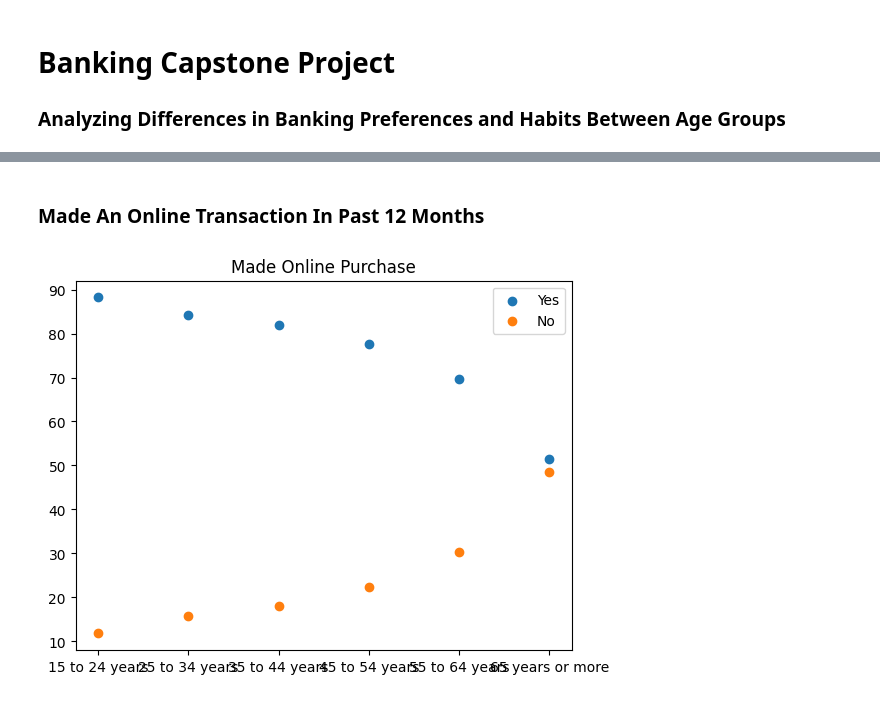
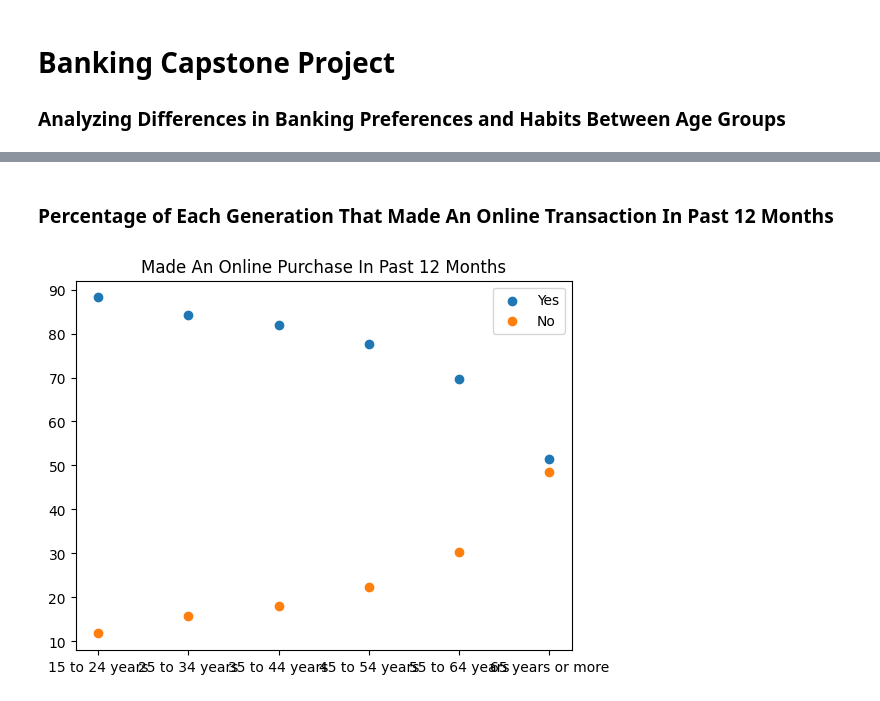
Before and after one commit to ryanmoore2121/Capstone, a Jupyter notebook: Banking.ipynb, the cells around one changed output, grey strips where cells are left out. Drawn from its saved outputs; the diff is of its cells as text; code cells hidden in the pictures.

```diff
--- a/Banking.ipynb
+++ b/Banking.ipynb
@@ -56,24 +56,24 @@ plt.show()
 # %% [markdown]
-### Made An Online Transaction In Past 12 Months
+### Percentage of Each Generation That Made An Online Transaction In Past 12 Months
 # %%
 import pandas as pd
 import matplotlib.pyplot as plt
 
 
 #Code that pulls the dataset and reads it
 df = pd.read_csv('OnlineTransactions.csv')
 
 #Code that creates a bar graph for percentage of each generations most common way to access their bank accounts.
 x = df['Row Variables']
 y = df["Yes"]
 y2= df['No']
 
 plt.figure()
 plt.scatter(x,y, label = 'Yes')
 plt.scatter(x, y2, label = 'No')
-plt.title('Made Online Purchase')
+plt.title('Made An Online Purchase In Past 12 Months')
 plt.legend()
 
 plt.show()
 # %% [output]
-[figure, old version]
+[figure, new version]
```
Also changed, not shown: parts of 5 cells of this notebook.
